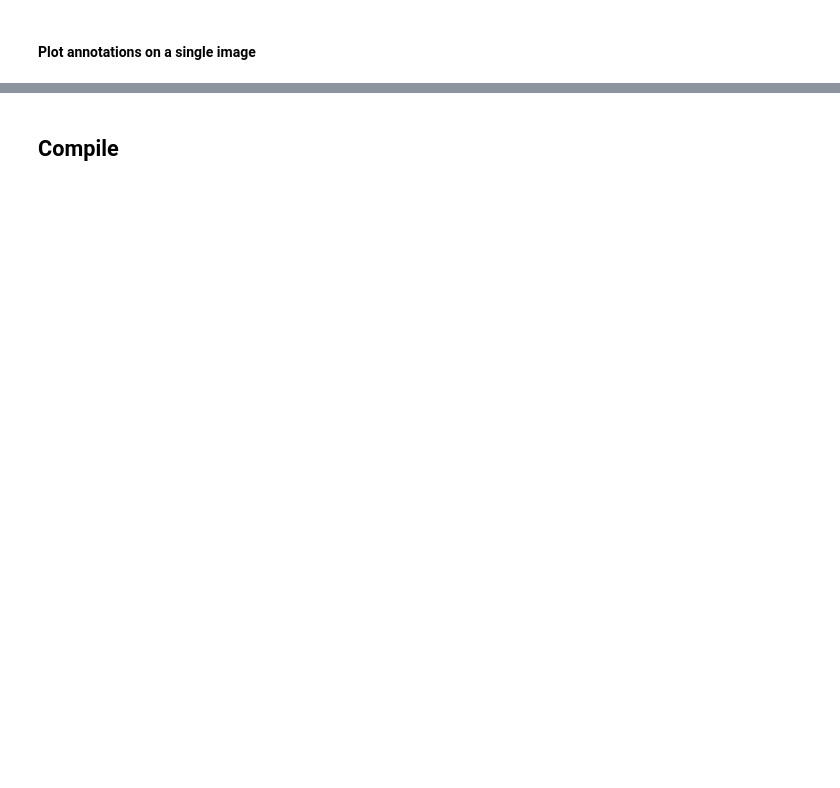
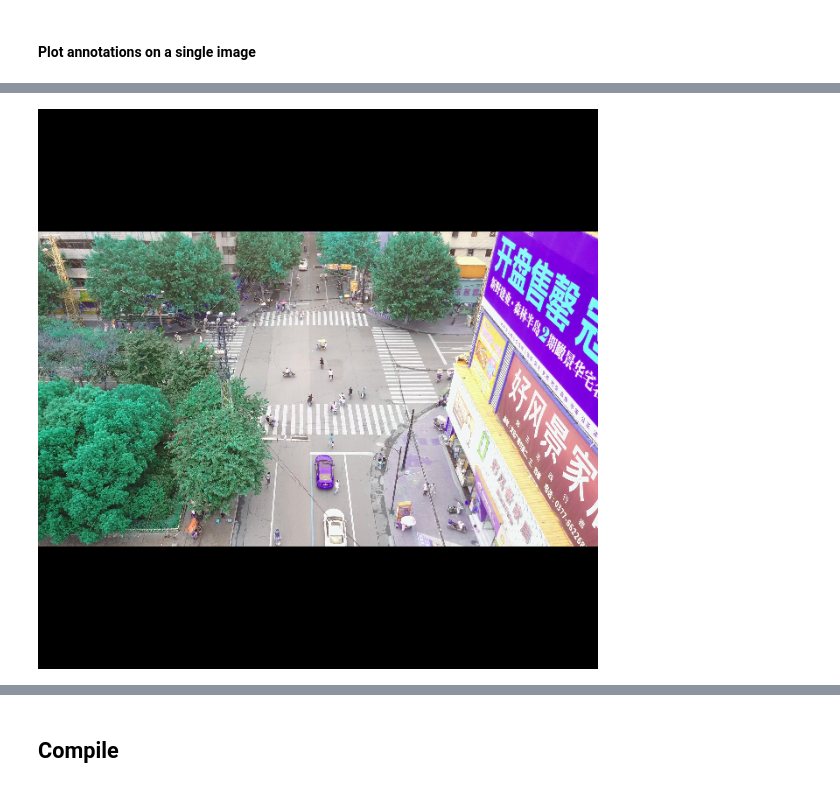
Before and after one commit to trap-fish/uav-human-detection, a Jupyter notebook: hailo-ai/notebooks/YOLOv11nVisDroneCustomClass_Parsing_Optimzing_Evaluation_Compile.ipynb, the cells around one changed output, grey strips where cells are left out. Saved outputs shown, nothing was run; the diff lists cells and outputs as text; code cells hidden in the pictures; blank space fills up the shorter version.

```diff
--- a/hailo-ai/notebooks/YOLOv11nVisDroneCustomClass_Parsing_Optimzing_Evaluation_Compile.ipynb
+++ b/hailo-ai/notebooks/YOLOv11nVisDroneCustomClass_Parsing_Optimzing_Evaluation_Compile.ipynb
@@ -407,15 +400,15 @@ runner.optimize(calib_dataset)
 # %%
 # model_name = "yolo11n_visdrone"
-# # fp_model_har_path = f"{model_name}_fp_opt_model_visdrone.har"
-# # runner.save_har(fp_model_har_path)
+# fp_model_har_path = 'yolo11n_visdrone_fp32_singlecls_bestmodel.har'
+# runner.save_har(fp_model_har_path)
 
-# quant_model_har_path = f"{model_name}_visdrone2class_quantized_lvl2_opt.har"
-quant_model_har_path = "yolo11n_visdrone_quant_optlvl2_ds3k_816_1e5_singlecls_bestmodel.har"
+# # quant_model_har_path = f"{model_name}_visdrone2class_quantized_lvl2_opt.har"
+# quant_model_har_path = "yolo11n_visdrone_quant_singlecls_optlvl2_ds3k_816_1e5_singlecls_bestmodel_nocolorconv.har"
+# # quant_model_har_path = "yolo11n_visdrone_quant_singlecls_exp_1_.har"
+# runner.save_har(quant_model_har_path)
+
+
+model_name = "yolov11s_visdrone"
+quant_model_har_path = f"{model_name}_quant_exp10_singlecls_optlvl2_ds3k_816_1e5_iouthrs6_iousconf001_singlecls_bestmodel.har"
 runner.save_har(quant_model_har_path)
-
-# quant_model_har_path = "yolo11n_visdrone_quant_optlvl2_model.har"
-
-# model_name = "yolov5s_coco"
-# quant_model_har_path = f"{model_name}_quant_model.har
-# runner.save_har(quant_model_har_path)
 # %% [output]
@@ -450,9 +443,11 @@ def run_inference(runner, sdk_type, input_data ):
     elif sdk_type == 'native':
         with runner.infer_context(InferenceContext.SDK_NATIVE) as ctx:
             output = runner.infer(ctx, input_data)
-    else:
+    elif sdk_type == 'optimized':
         with runner.infer_context(InferenceContext.SDK_FP_OPTIMIZED) as ctx:
             output = runner.infer(ctx, input_data)
+    else:
+        print(f"Invalid sky type: {sdk_type}")
     return output
 
 def remove_zero_padding(output, imgid):
@@ -461,7 +456,8 @@ def remove_zero_padding(output, imgid):
     for i in range(output.shape[1]):
         valid_mask = np.any(output[0,i,:,:] != 0, axis=(0))  # Check if any non-zero values exist in each column
         last_valid_indices = np.argmax(~valid_mask, axis=0) # First occurrence of zero padding
-
+        if last_valid_indices==0:
+            last_valid_indices=-1
         dets = output[0, i, :, :last_valid_indices]
         class_col = np.full_like(dets[0,None], i) # add the classID into the array
         imgid_col = np.full_like(dets[0,None], imgid)
@@ -843,27 +824,29 @@ reading image at /local/shared_with_docker/visdrone/VisDrone2019-DET-val/images/
 # %%
 # plot the letterboxed image
 
-img_id = 3
+img_index = 2
 
 image_name, imgid = image_list[img_index]
 img = cv2.imread(os.path.join(images_path, image_name))
-img = cv2.cvtColor(img, cv2.COLOR_RGB2BGR)
+img = cv2.cvtColor(img, cv2.COLOR_BGR2RGB)
 img = val_dataset[imgid,:,:,:].astype('uint8')
-annotations = batch_detections[img_id-1]
+annotations = batch_detections[img_id]
 
 color = (119, 0, 255)
 
 for idx, labels in enumerate(annotations):
     # Unpack the labels
     x1_prd, y1_prd, w,h,conf,classid,imgid = labels
     x1_prd, y1_prd, x2_prd, y2_prd = xywh2xyxy([x1_prd, y1_prd, w, h])
     x1_prd, y1_prd, x2_prd, y2_prd = int(x1_prd), int(y1_prd), int(x2_prd), int(y2_prd)
 
     # Draw bounding box
     cv2.rectangle(img, (x1_prd, y1_prd), (x2_prd, y2_prd), color, thickness)
 
 
 pilimg = Image.fromarray(img)
 display(pilimg)
+# %% [output]
+[figure, added]
 # %%
 # need to add an annotation ID and segmentation to json output from ultralytics to compare with original model
```
Also changed, not shown: parts of 30 cells of this notebook, 1 other file.
